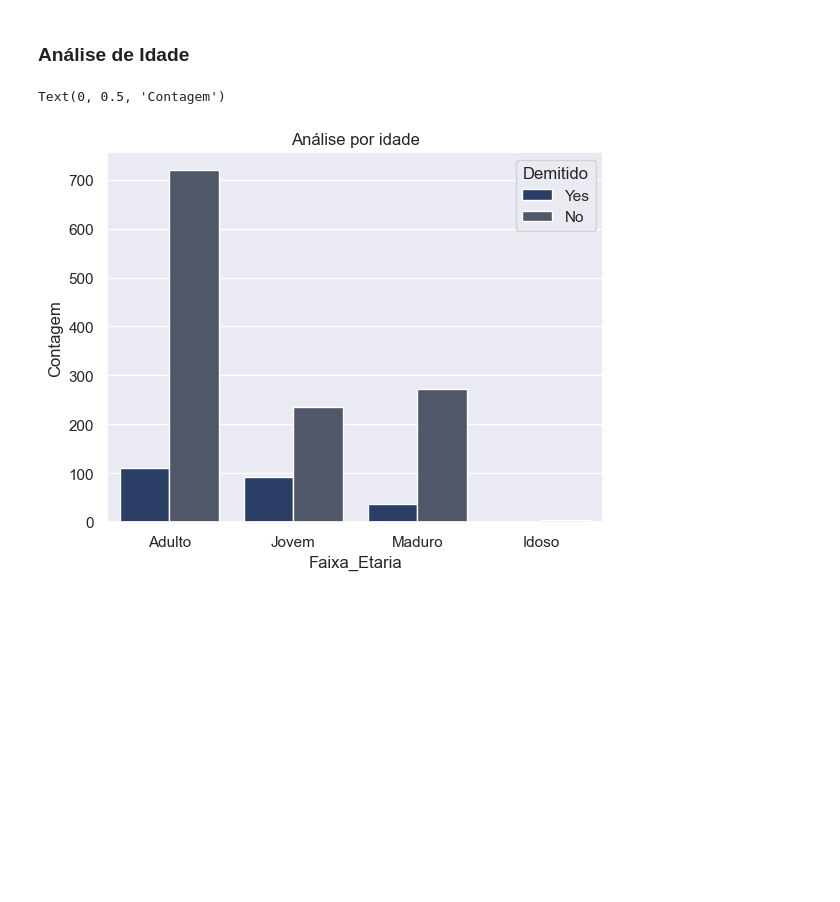
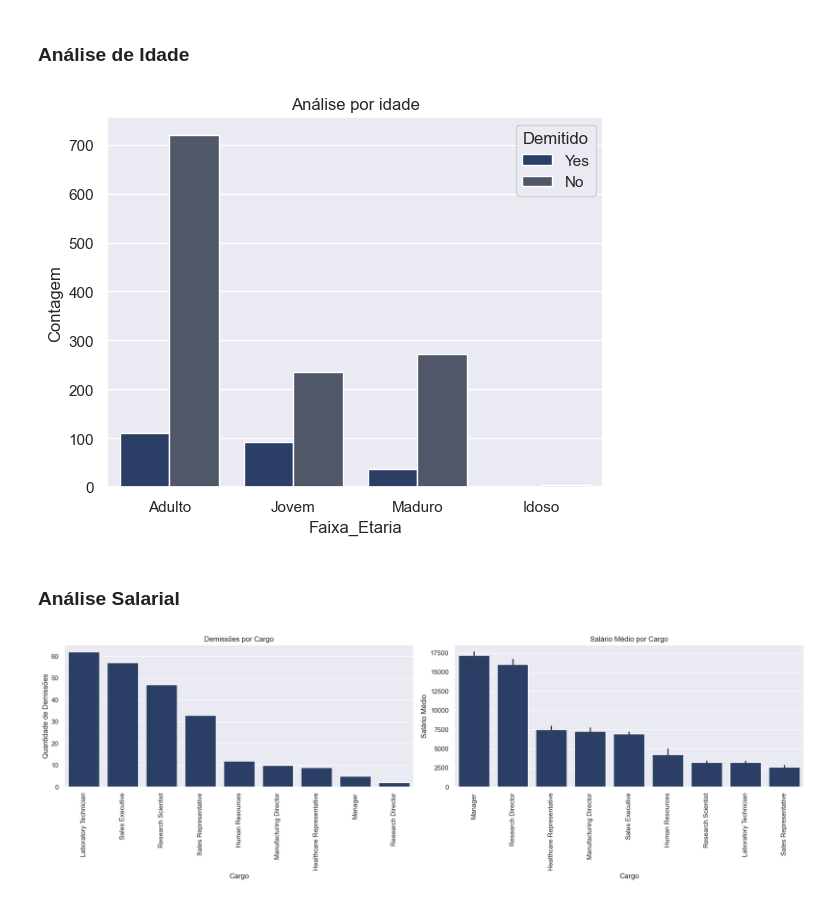
Before and after one commit to devigorll/analise_atrito, a Jupyter notebook: notebooks/03_diagnostico_estatistico_visual.ipynb, the cells around one changed output. Cells and saved outputs as stored; diff of their text form; code cells hidden in the pictures; blank space fills up the shorter version.

```diff
--- a/notebooks/03_diagnostico_estatistico_visual.ipynb
+++ b/notebooks/03_diagnostico_estatistico_visual.ipynb
@@ -48,9 +49,37 @@ sns.set_theme( style = "darkgrid", palette = "cividis", context = "notebook")
 # %%
 ordem = (df["Faixa_Etaria"].value_counts(ascending=False).index)
 
-gi = sns.countplot(data = df, x = "Faixa_Etaria", hue = "Demitido", order = ordem)
-gi.set_title("Análise por idade")
-gi.set_ylabel("Contagem")
+g = sns.countplot(data = df, x = "Faixa_Etaria", hue = "Demitido", order = ordem)
+g.set_title("Análise por idade")
+g.set_ylabel("Contagem")
+g.label_outer("Teste")
+
+#gi.text(x=1 (posição horizontal), y=50 (Posição vertical), s = "Texto")
 # %% [output]
-Text(0, 0.5, 'Contagem')
 [figure]
+# %% [markdown]
+### **Análise Salarial**
+# %%
+ordem_demissao_cargo = (df[df["Demitido"] == "Yes"]["Cargo"].value_counts(ascending=False).index)
+
+ordem_salario_cargo = (df.groupby("Cargo")["Renda_Mensal"].mean().sort_values(ascending=False).index)
+
+fig, ax = plt.subplots(1, 2, figsize=(18, 6))
+
+sns.countplot(data=df[df["Demitido"] == "Yes"],x="Cargo",order=ordem_demissao_cargo,ax=ax[0])
+ax[0].set_title("Demissões por Cargo")
+ax[0].set_xlabel("Cargo")
+ax[0].set_ylabel("Quantidade de Demissões")
+
+sns.barplot(data=df,x="Cargo",y="Renda_Mensal",estimator="mean",order=ordem_salario_cargo,ax=ax[1])
+ax[1].set_title("Salário Médio por Cargo")
+ax[1].set_xlabel("Cargo")
+ax[1].set_ylabel("Salário Médio")
+
+for eixo in ax:
+    eixo.tick_params(axis="x", rotation=90)
+
+plt.tight_layout()
+plt.show()
+# %% [output]
+[figure, added]
```
Also changed, not shown: parts of 1 cell of this notebook, 1 other file.
